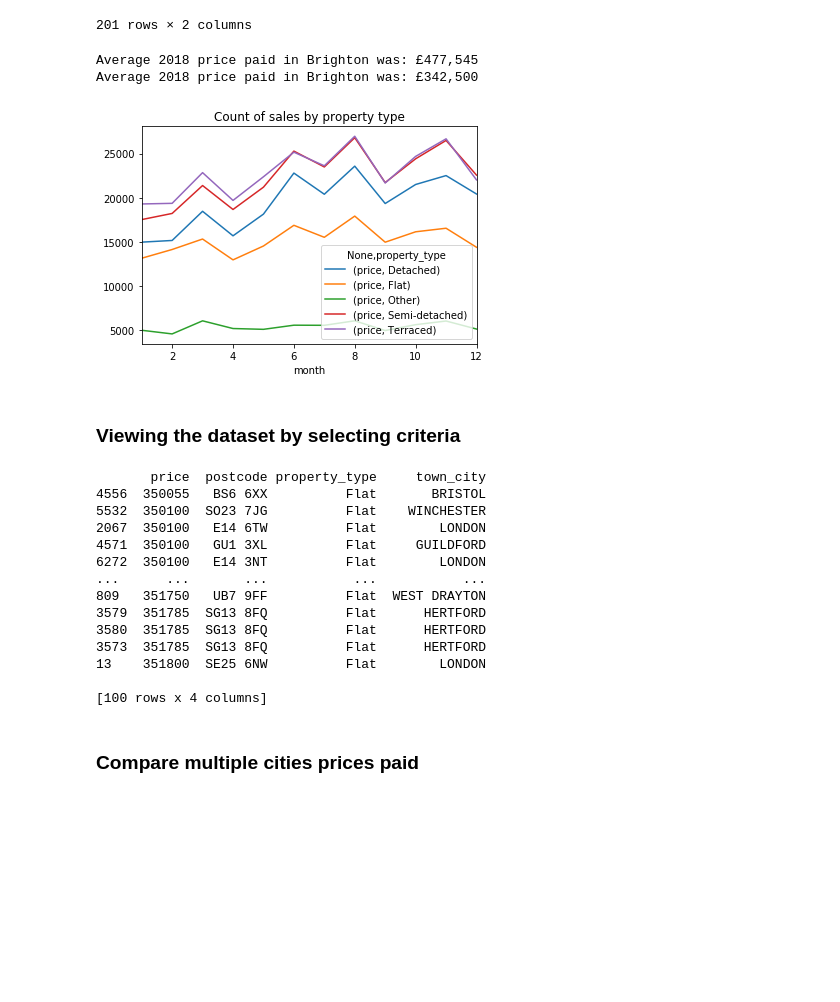
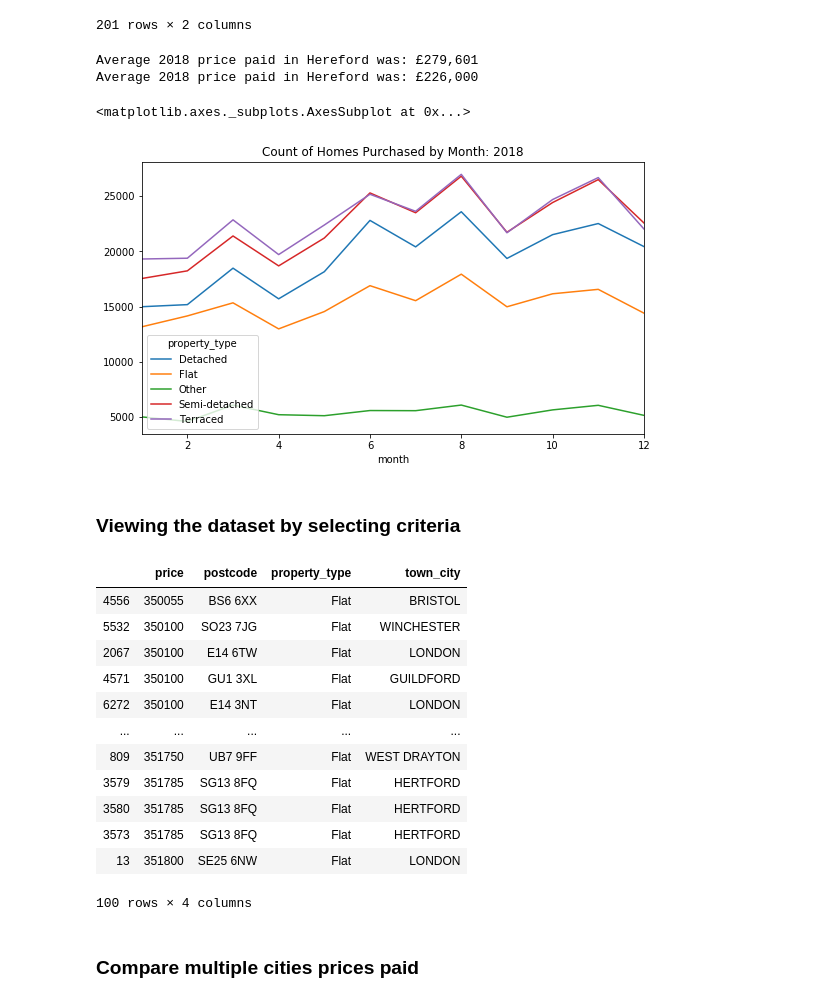
Before and after one commit to dudikbender/springboard, a Jupyter notebook: UK_prices_paid_analysis.ipynb, the cells around one changed output. Saved outputs shown, nothing was run; the diff lists cells and outputs as text; code cells hidden in the pictures; blank space fills up the shorter version.

```diff
--- a/UK_prices_paid_analysis.ipynb
+++ b/UK_prices_paid_analysis.ipynb
@@ -167,24 +170,35 @@ top_cities(100, 300)
 201 rows × 2 columns
 # %%
 ## To look for information on any given city we create a function to return some stats on
-## any selected city
+## any selected city. We also inlude a condition to raise errors if city is misspelled or not
+## in the dataset.
 def city_key_stats(city):
-    avg_price_paid = round(df[df.town_city == city.upper()].price.mean(), 2)
-    median_price_paid = round(df[df.town_city == city.upper()].price.median(), 2)
-    print("Average 2018 price paid in " + city + " was: £" + format(avg_price_paid, ",.0f"))
-    print("Average 2018 price paid in " + city + " was: £" + format(median_price_paid, ",.0f"))
+    if len(df[df.town_city == city.upper()]) > 0:
+            avg_price_paid = round(df[df.town_city == city.upper()].price.mean(), 2)
+            median_price_paid = round(df[df.town_city == city.upper()].price.median(), 2)
+            print("Average 2018 price paid in " + city + " was: £" + format(avg_price_paid, ",.0f"))
+            print("Average 2018 price paid in " + city + " was: £" + format(median_price_paid, ",.0f"))
+    else:
+        print('City or town is not in database, or was misspelled. Please try again.')
 
-city_key_stats('Brighton')
+city_key_stats('Hereford')
 # %% [output]
-Average 2018 price paid in Brighton was: £477,545
-Average 2018 price paid in Brighton was: £342,500
+Average 2018 price paid in Hereford was: £279,601
+Average 2018 price paid in Hereford was: £226,000
-# %%
-## Graphing homes sold over time during the year, by property type
-count_by_month = df[['month','property_type','price']].groupby(['month', 'property_type']).count()
-count_by_month = count_by_month.unstack().plot(kind='line', legend=True,
-                                               title='Count of sales by property type')
-# %% [output]
-[figure, removed]
+# %%
+count_by_month = pd.pivot_table(data=df,
+                               columns='property_type',
+                               index='month',
+                               values='price',
+                               aggfunc='count',
+                               observed=True)
+
+count_by_month.plot(title='Count of Homes Purchased by Month: 2018',
+                   figsize=[9,5],
+                   fontsize=10)
+# %% [output]
+<matplotlib.axes._subplots.AxesSubplot at 0x...>
+[figure, added]
 # %% [markdown]
 ### Viewing the dataset by selecting criteria
 # %%
@@ -195,24 +209,23 @@ def search(price_min, price_max, prop_type):
     propertyType = df.property_type == prop_type
     query = df[priceFloor & priceCeiling & propertyType].reset_index()
     df_query = pd.DataFrame(query[['price','postcode','property_type','town_city']]).sort_values('price')
-    print(df_query.head(100))
+    return(df_query.head(100))
 
 search(350000, 400000, 'Flat')
 # %% [output]
+|  | price | postcode | property_type | town_city |
+| 4556 | 350055 | BS6 6XX | Flat | BRISTOL |
+| 5532 | 350100 | SO23 7JG | Flat | WINCHESTER |
+| 2067 | 350100 | E14 6TW | Flat | LONDON |
+| 4571 | 350100 | GU1 3XL | Flat | GUILDFORD |
+| 6272 | 350100 | E14 3NT | Flat | LONDON |
+| ... | ... | ... | ... | ... |
+| 809 | 351750 | UB7 9FF | Flat | WEST DRAYTON |
+| 3579 | 351785 | SG13 8FQ | Flat | HERTFORD |
+| 3580 | 351785 | SG13 8FQ | Flat | HERTFORD |
+| 3573 | 351785 | SG13 8FQ | Flat | HERTFORD |
+| 13 | 351800 | SE25 6NW | Flat | LONDON |
-       price  postcode property_type     town_city
-4556  350055   BS6 6XX          Flat       BRISTOL
-5532  350100  SO23 7JG          Flat    WINCHESTER
-2067  350100   E14 6TW          Flat        LONDON
-4571  350100   GU1 3XL          Flat     GUILDFORD
-6272  350100   E14 3NT          Flat        LONDON
-...      ...       ...           ...           ...
-809   351750   UB7 9FF          Flat  WEST DRAYTON
-3579  351785  SG13 8FQ          Flat      HERTFORD
-3580  351785  SG13 8FQ          Flat      HERTFORD
-3573  351785  SG13 8FQ          Flat      HERTFORD
-13    351800  SE25 6NW          Flat        LONDON
-
-[100 rows x 4 columns]
+100 rows × 4 columns
 # %% [markdown]
 ### Compare multiple cities prices paid
 # %%
```
Also changed, not shown: parts of 7 cells of this notebook.
